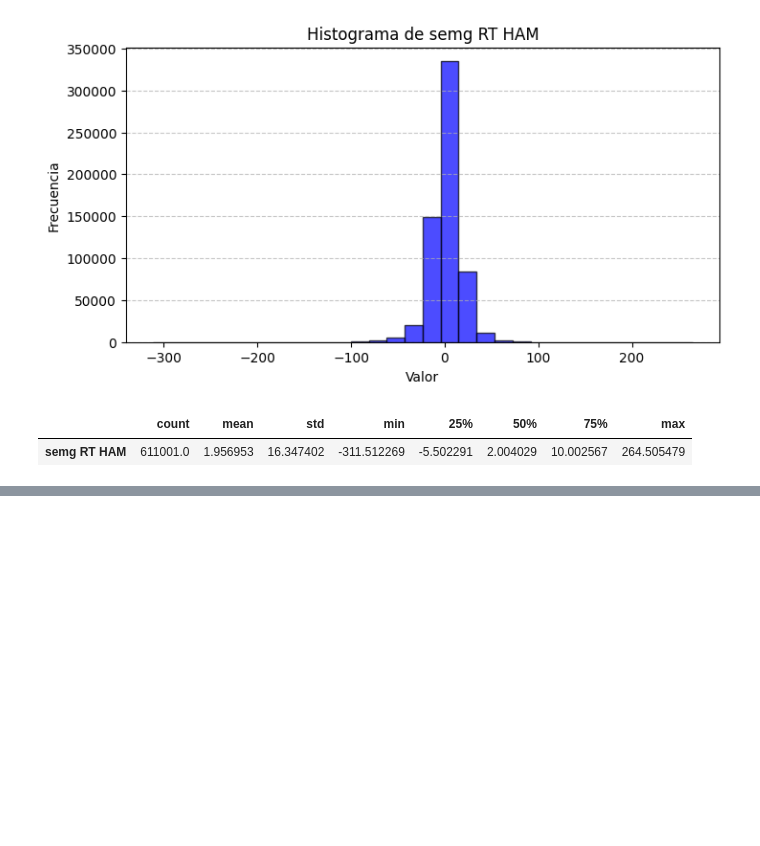
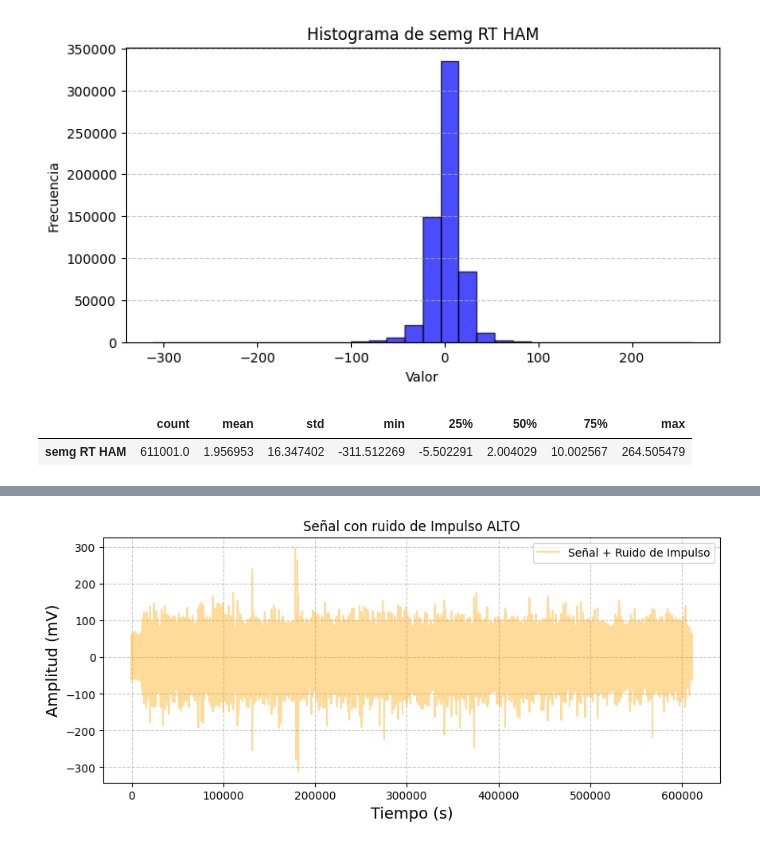
Before and after one commit to Luna-Rincon/Laboratorio-1, a Jupyter notebook: Main.ipynb, the cells around one changed output, grey strips where cells are left out. Cells and saved outputs as stored; diff of their text form; code cells hidden in the pictures; blank space fills up the shorter version.

```diff
--- a/Main.ipynb
+++ b/Main.ipynb
@@ -323,0 +368,27 @@ SNR señal ruido impulso: 29.56778055400212 dB
+# %%
+##RUIDO DE IMPULSO CON AMPLITUD ALTA
+# Copia de la señal original
+señal2 = df_rt['semg RT HAM'].values
+amplitud=50
+
+# Generación de ruido de impulso
+rimpulso2 = np.zeros_like(señal2) # se crea un vector vacío con solo 0 del tamaño de la señal2
+indices_impulso = np.random.rand(len(señal2)) < 0.3   #0.3 es la probabilidad de impulso 30%
+rimpulso2[indices_impulso] = np.random.choice([-amplitud, amplitud], np.sum(indices_impulso))
+
+# Señal con ruido de impulso
+señalruidoi2 = señal2 + rimpulso2
+
+# Graficar
+plt.figure(figsize=(10, 4))
+plt.plot(señalruidoi2, label="Señal + Ruido de Impulso", alpha=0.4, color='orange')
+plt.legend()
+plt.title("Señal con ruido de Impulso ALTO")
+plt.xlabel("Tiempo (s)", fontsize=14)
+plt.ylabel("Amplitud (mV)", fontsize=14)
+
+# Agregar rejilla
+plt.grid(True, linestyle="--", alpha=0.7)
+plt.show()
+# %% [output]
+[figure, added]
```
Also changed, not shown: parts of 22 cells of this notebook.
